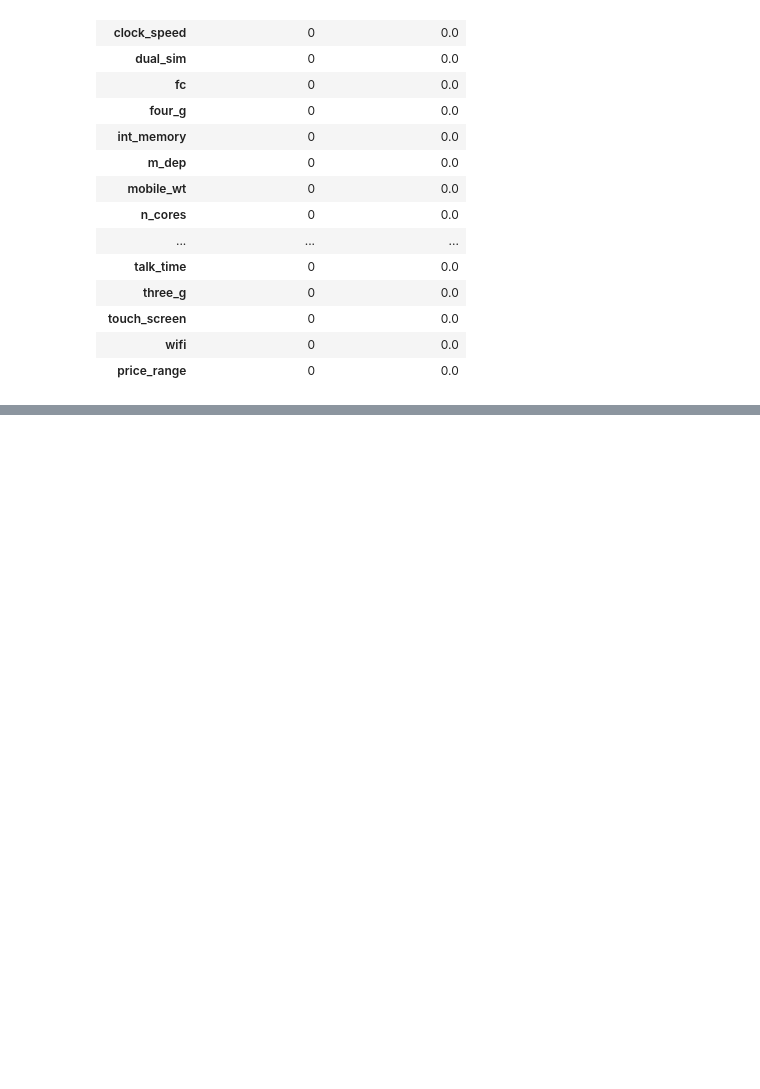
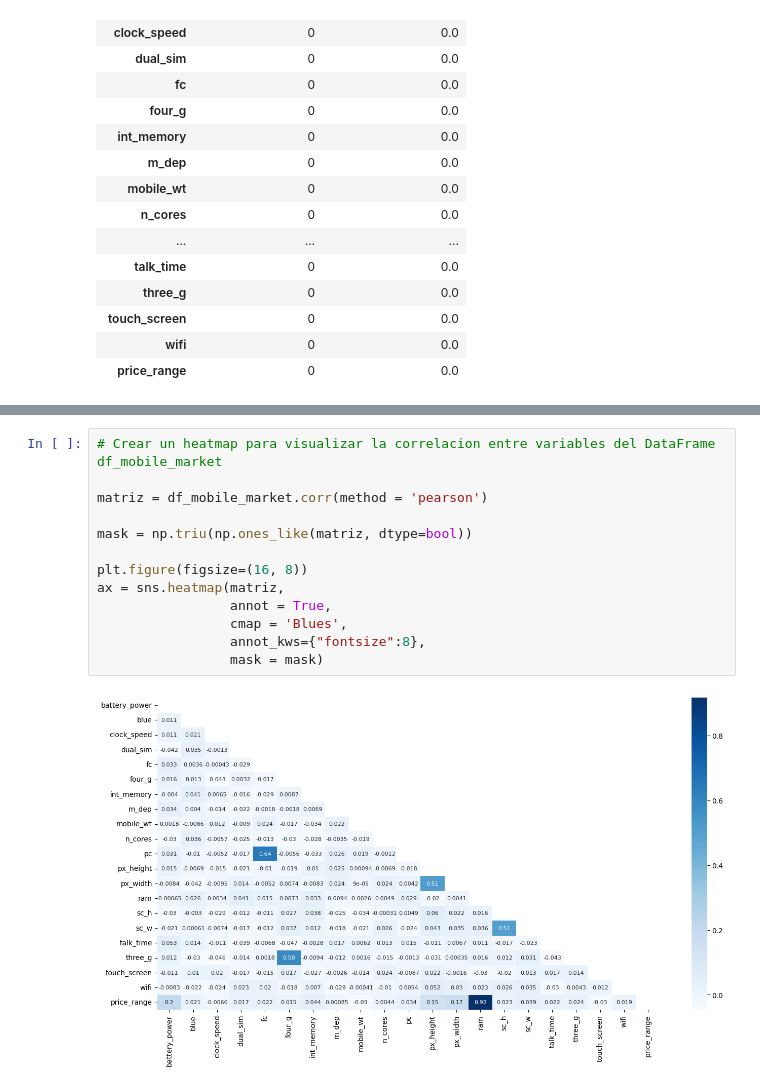
Before and after one commit to Nuria322/Prediccion_precio_telefonos, a Jupyter notebook: Precios_Telefonia/1_Datos.ipynb, the cells around one changed output, grey strips where cells are left out. Cells and saved outputs as stored; diff of their text form; blank space fills up the shorter version.

```diff
--- a/Precios_Telefonia/1_Datos.ipynb
+++ b/Precios_Telefonia/1_Datos.ipynb
@@ -161,0 +334,15 @@ datos_blanco
+# %%
+# Crear un heatmap para visualizar la correlacion entre variables del DataFrame df_mobile_market
+
+matriz = df_mobile_market.corr(method = 'pearson')
+
+mask = np.triu(np.ones_like(matriz, dtype=bool))
+
+plt.figure(figsize=(16, 8))
+ax = sns.heatmap(matriz,
+                 annot = True,
+                 cmap = 'Blues',
+                 annot_kws={"fontsize":8},
+                 mask = mask)
+# %% [output]
+[figure, added]
```
Also changed, not shown: parts of 15 cells of this notebook.
